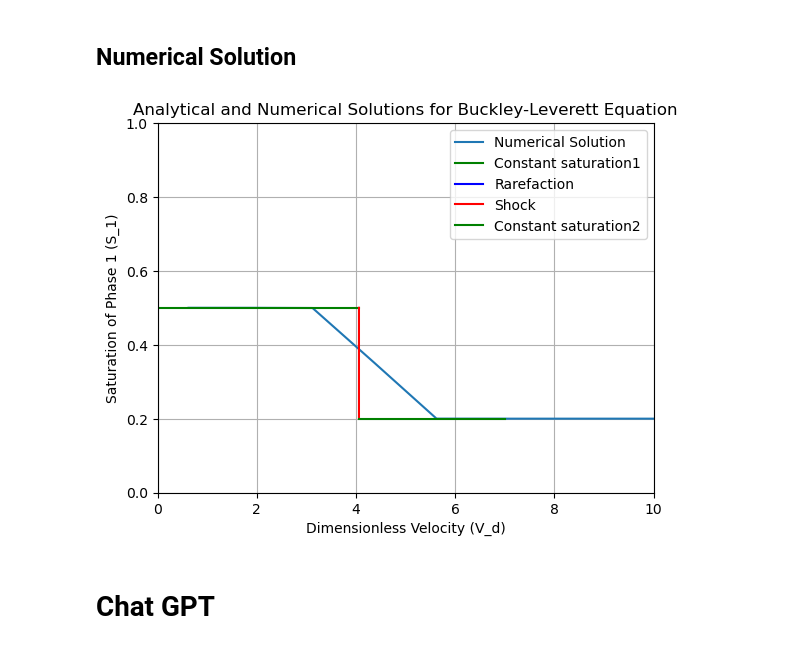
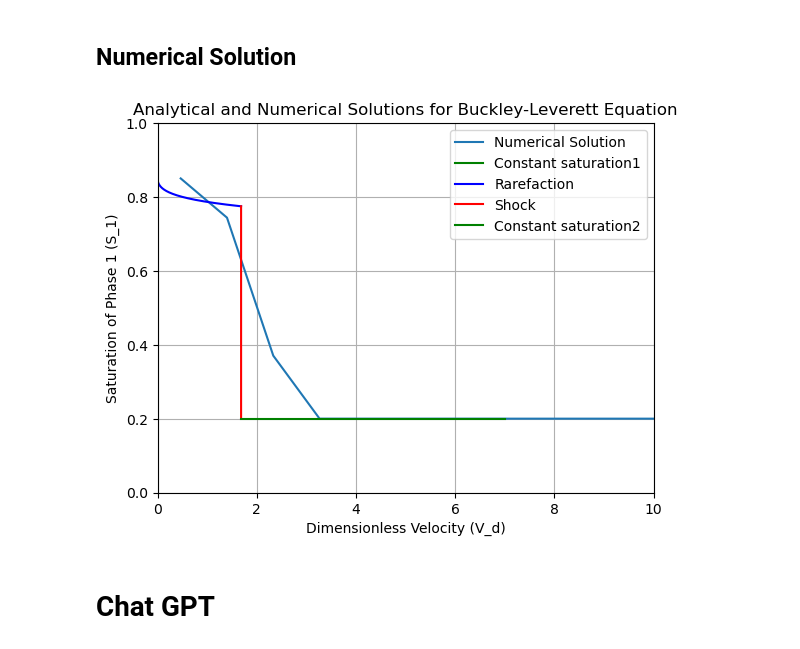
Before and after one commit to esemsc-peo23/GEMS2-Coding-Exercise, a Jupyter notebook: Solutions.ipynb, the cells around one changed output. Cells and saved outputs as stored; diff of their text form; code cells hidden in the pictures.

```diff
--- a/Solutions.ipynb
+++ b/Solutions.ipynb
@@ -162,7 +162,7 @@ def central_difference_derivative(f, x):
         The approximated derivative.
     """
 
-    h = s1[1] - s1[0]
+    h = 10e-6
     return (f(x+h) - f(x-h)) / (2 * h)
 # %% [markdown]
 ## Analytical Solution for F(s1)
@@ -226,7 +226,7 @@ nan
 # %%
 s1_rarefaction = s1[(s1>=shock_saturation) & (s1<=s1_max)]
 vd_rarefaction = central_difference_derivative(f, s1_rarefaction)
-vd_constant1 = np.linspace(0, vd_rarefaction[0], 100)
+vd_constant1 = np.linspace(0, vd_rarefaction[-1], 100)
 s1_constant1 = np.ones_like(vd_constant1) * s1_max
 plt.plot(vd_constant1, s1_constant1, 'g', label='Constant saturation1')
 s1_shock = s1[(s1<=shock_saturation) & (s1>=s1i)]
@@ -266,8 +266,8 @@ import numpy as np
 import matplotlib.pyplot as plt
 
 # Parameters
-n = 80           # Number of grid points (increase for better resolution)
-dx = 0.01         # Space step
+n = 75           # Number of grid points (increase for better resolution)
+dx = 0.007         # Space step
 dt = 0.0001        # Time step
 
 
@@ -283,35 +283,35 @@ f_flow[0] = 1.0        # Inlet boundary condition (fully saturated with water)
 time_steps = 100  # You can adjust based on desired convergence
 for step in range(time_steps):
     s1_new = s1.copy()  # Temporary array for saturation update
 
     for i in range(1, n):
         # Update saturation using the flux difference
-        s1_new[i] = s1[i] + (dt*0.75 / dx) * (f_flow[i-1] - f_flow[i])
+        s1_new[i] = s1[i] + (dt*0.5 / dx) * (f_flow[i-1] - f_flow[i])
 
     # Update saturation and fractional flow
     s1 = s1_new.copy()
     f_flow = np.array([f(s) for s in s1])
 
 # Compute dimensionless velocity using your formula
 vd = np.array([(i - 0.5) * dx / (n * dt) for i in range(1, n+1)])
 
 # Plot results
 plt.plot(vd, s1, label="Numerical Solution")
 plt.plot(vd_constant1, s1_constant1, 'g', label='Constant saturation1')
 plt.plot(vd_rarefaction, s1_rarefaction, 'b', label='Rarefaction')
 plt.plot(vd_shock, s1_shock, 'r', label='Shock')
 plt.plot(vd_constant2, s1_constant2, 'g', label='Constant saturation2')
 plt.xlabel("Dimensionless Velocity (V_d)")
 plt.ylabel("Saturation of Phase 1 (S_1)")
 # plt.title("Numerical Solution for Buckley-Leverett Solution for Case 1")
 plt.title("Analytical and Numerical Solutions for Buckley-Leverett Equation")
 plt.grid(True)
 plt.xlim(0, 10)
 plt.ylim(0, 1)
 plt.legend()
 plt.show()
 # %% [output]
-[figure, old version]
+[figure, new version]
 # %% [markdown]
 # Chat GPT
 # %%
```
Also changed, not shown: parts of 8 cells of this notebook.
